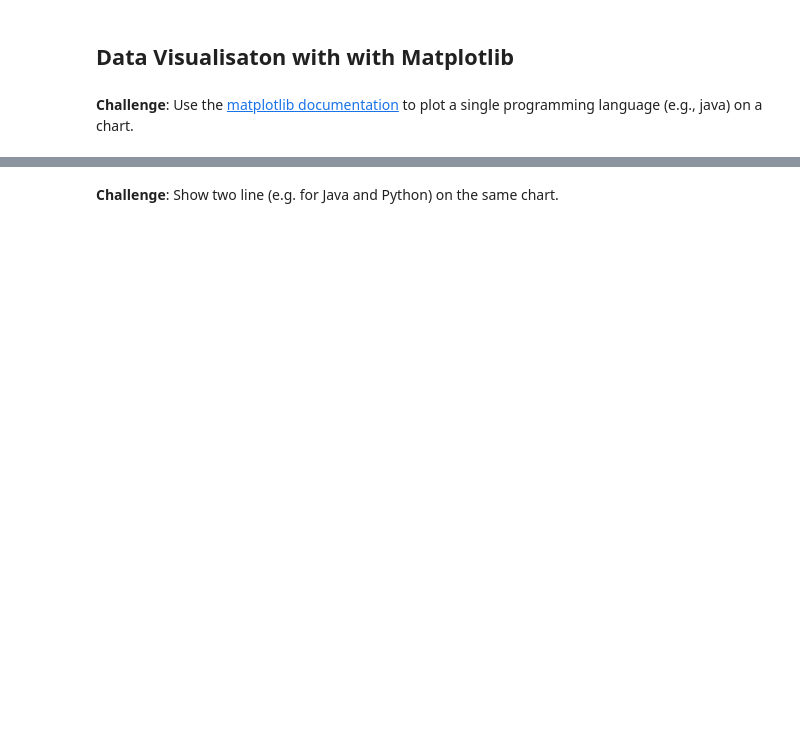
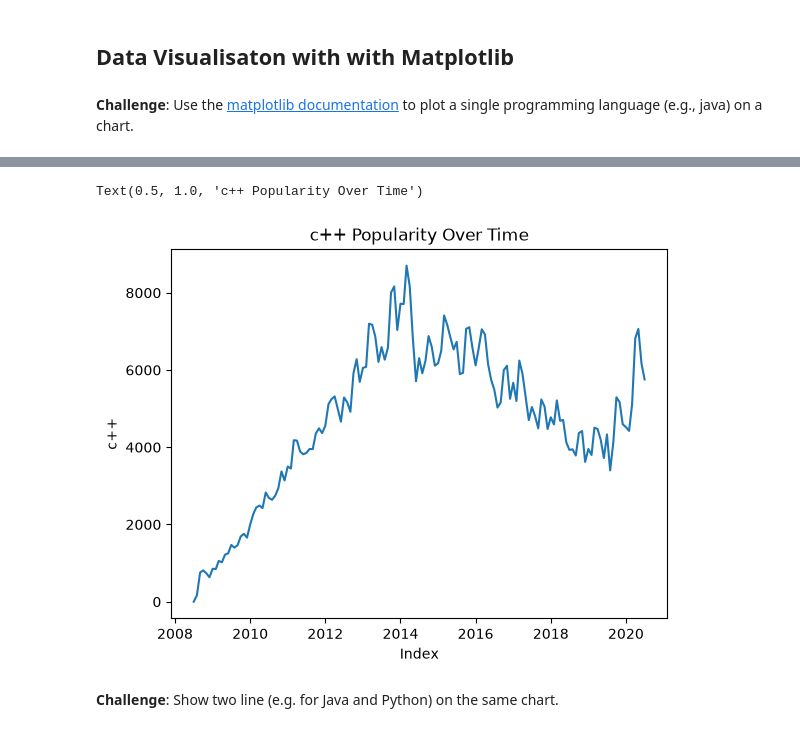
Before and after one commit to liuyushen123/Angela-s-100-Day-Python-Challenge, a Jupyter notebook: Day 73/notbooks/Programming_Languages_(start).ipynb, the cells around one changed output, grey strips where cells are left out. Saved outputs shown, nothing was run; the diff lists cells and outputs as text; code cells hidden in the pictures; blank space fills up the shorter version.

```diff
--- a/Day 73/notbooks/Programming_Languages_(start).ipynb
+++ b/Day 73/notbooks/Programming_Languages_(start).ipynb
@@ -104,2 +199,10 @@ KeyError: 'DATE'
+# %%
+plt.plot(reshaped_df.index, reshaped_df["c++"])
+plt.xlabel("Index")
+plt.ylabel("c++")
+plt.title("c++ Popularity Over Time")
+# %% [output]
+Text(0.5, 1.0, 'c++ Popularity Over Time')
+[figure, added]
 # %% [markdown]
 **Challenge**: Show two line (e.g. for Java and Python) on the same chart.
```
Also changed, not shown: parts of 21 cells of this notebook, 6 other files.
